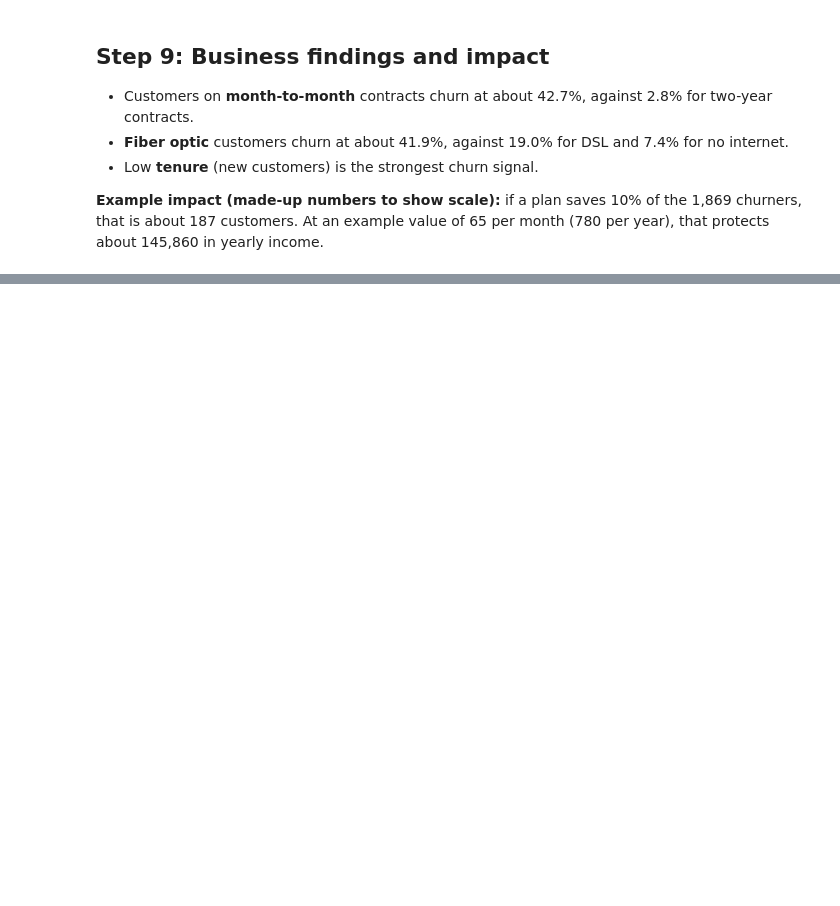
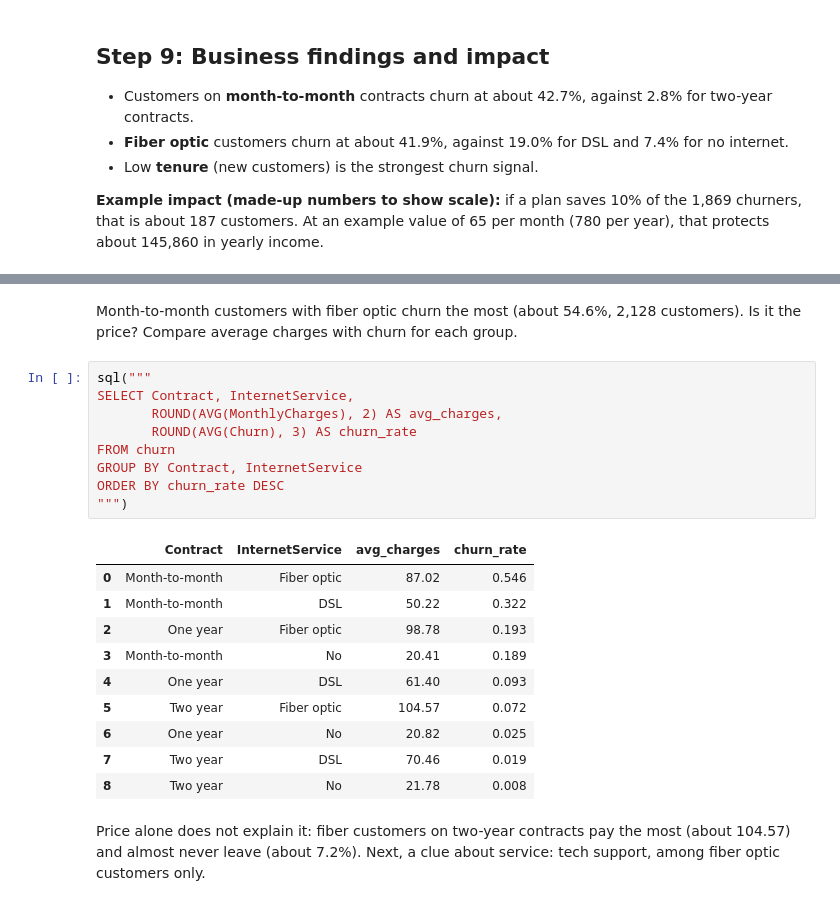
Before and after one commit to madhuraramaraj-bit/telco-churn-prediction, a Jupyter notebook: Churn_prediction.ipynb, the cells around one changed output, grey strips where cells are left out. Cells and saved outputs as stored; diff of their text form; blank space fills up the shorter version.

```diff
--- a/Churn_prediction.ipynb
+++ b/Churn_prediction.ipynb
@@ -145,0 +357,24 @@ print("Yearly income protected:", round(saved) * yearly_value)
+# %% [markdown]
+Month-to-month customers with fiber optic churn the most (about 54.6%, 2,128 customers). Is it the price? Compare average charges with churn for each group.
+# %%
+sql("""
+SELECT Contract, InternetService,
+       ROUND(AVG(MonthlyCharges), 2) AS avg_charges,
+       ROUND(AVG(Churn), 3) AS churn_rate
+FROM churn
+GROUP BY Contract, InternetService
+ORDER BY churn_rate DESC
+""")
+# %% [output]
+|  | Contract | InternetService | avg_charges | churn_rate |
+| 0 | Month-to-month | Fiber optic | 87.02 | 0.546 |
+| 1 | Month-to-month | DSL | 50.22 | 0.322 |
+| 2 | One year | Fiber optic | 98.78 | 0.193 |
+| 3 | Month-to-month | No | 20.41 | 0.189 |
+| 4 | One year | DSL | 61.40 | 0.093 |
+| 5 | Two year | Fiber optic | 104.57 | 0.072 |
+| 6 | One year | No | 20.82 | 0.025 |
+| 7 | Two year | DSL | 70.46 | 0.019 |
+| 8 | Two year | No | 21.78 | 0.008 |
+# %% [markdown]
+Price alone does not explain it: fiber customers on two-year contracts pay the most (about 104.57) and almost never leave (about 7.2%). Next, a clue about service: tech support, among fiber optic customers only.
```
Also changed, not shown: parts of 29 cells of this notebook.
